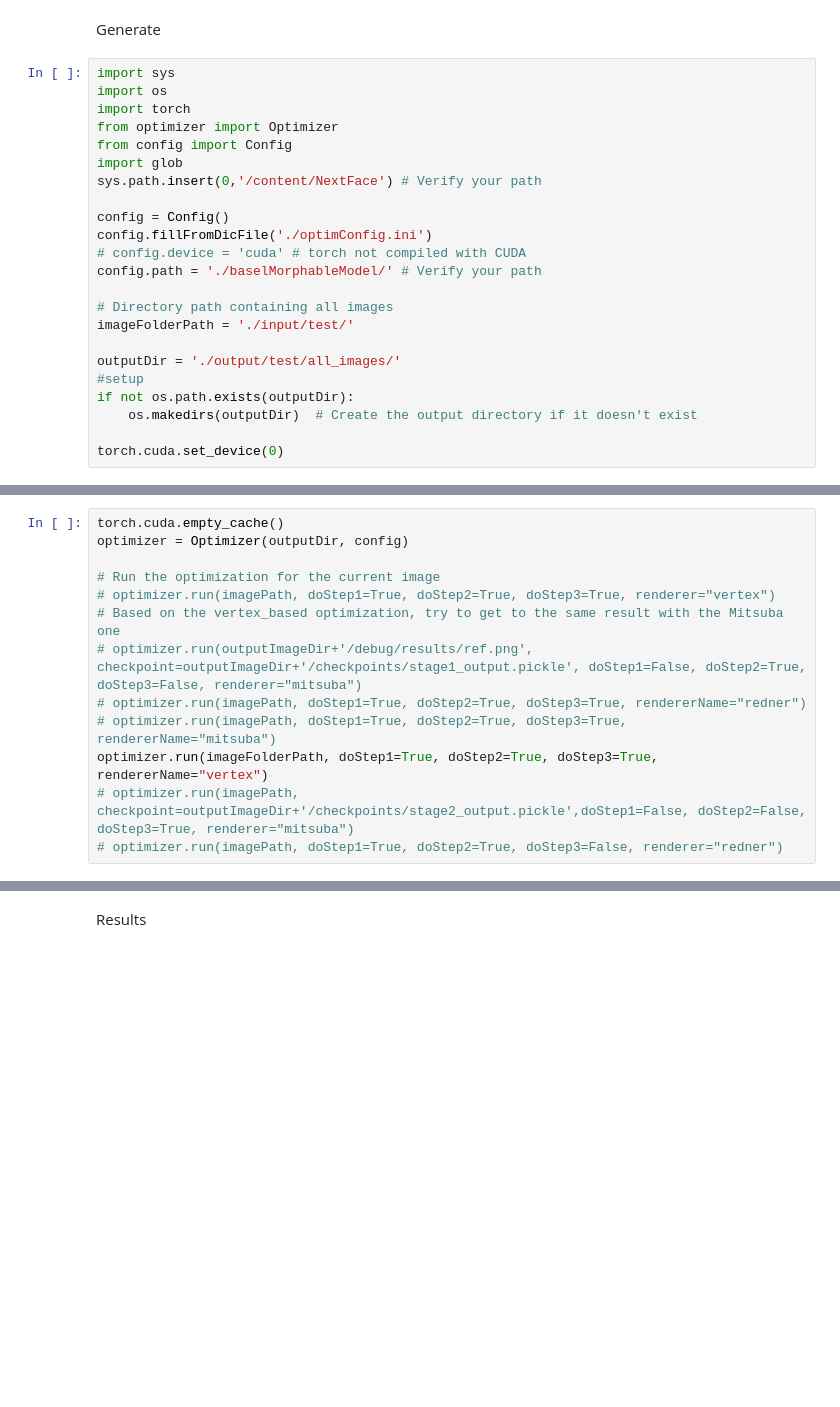
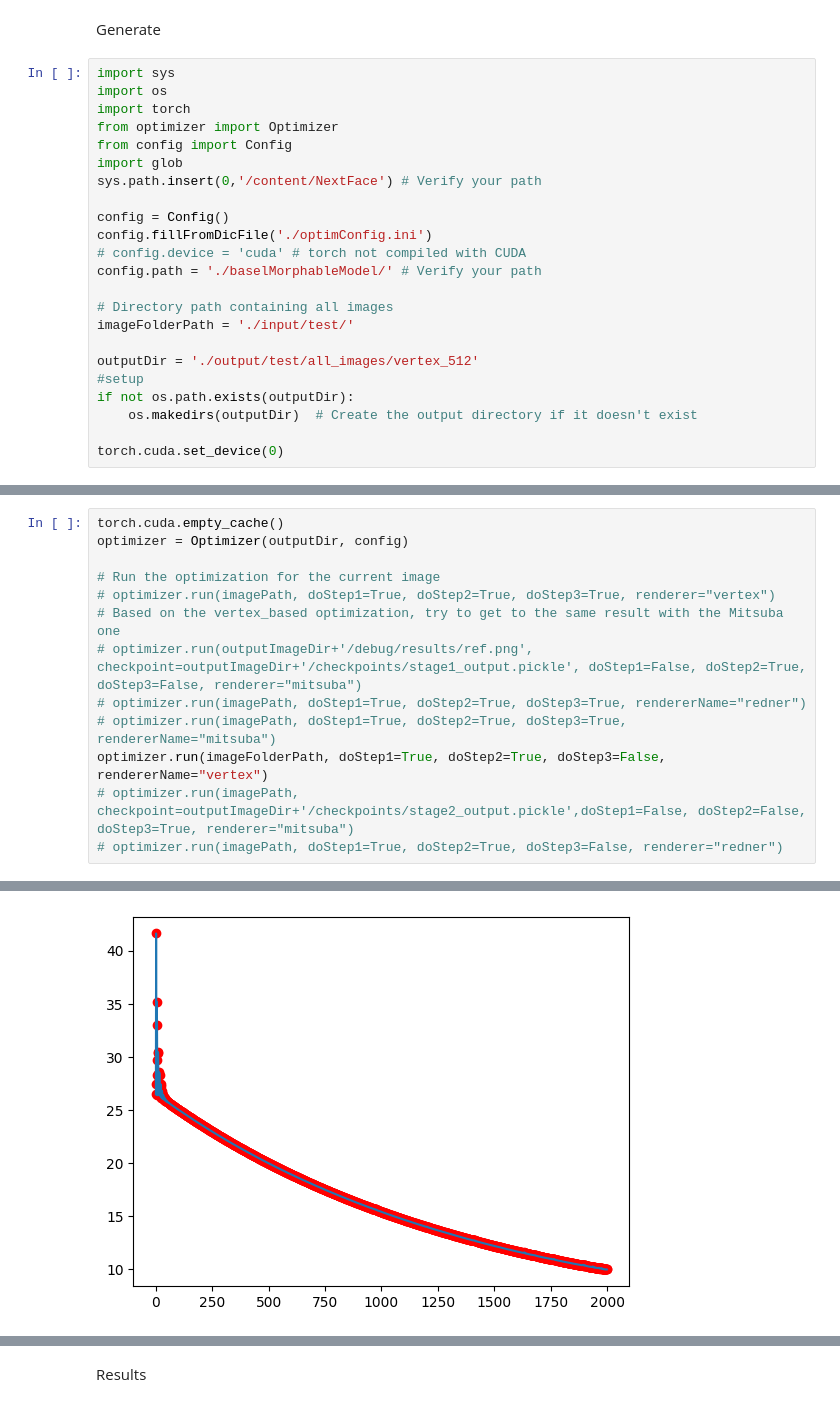
Before and after one commit to valador/NextFace, a Jupyter notebook: daniel_results.ipynb, the cells around one changed output, grey strips where cells are left out. Cells and saved outputs as stored; diff of their text form; blank space fills up the shorter version.

Commit message:
fix vertex based debug methods

```diff
--- a/daniel_results.ipynb
+++ b/daniel_results.ipynb
@@ -17,7 +17,7 @@ config.path = './baselMorphableModel/' # Verify your path
 # Directory path containing all images
 imageFolderPath = './input/test/'
 
-outputDir = './output/test/all_images/'
+outputDir = './output/test/all_images/vertex_512'
 #setup
 if not os.path.exists(outputDir):
     os.makedirs(outputDir)  # Create the output directory if it doesn't exist
@@ -33,6 +35,7 @@ optimizer = Optimizer(outputDir, config)
 # optimizer.run(outputImageDir+'/debug/results/ref.png', checkpoint=outputImageDir+'/checkpoints/stage1_output.pickle', doStep1=False, doStep2=True, doStep3=False, renderer="mitsuba")
 # optimizer.run(imagePath, doStep1=True, doStep2=True, doStep3=True, rendererName="redner")
 # optimizer.run(imagePath, doStep1=True, doStep2=True, doStep3=True, rendererName="mitsuba")
-optimizer.run(imageFolderPath, doStep1=True, doStep2=True, doStep3=True, rendererName="vertex")
+optimizer.run(imageFolderPath, doStep1=True, doStep2=True, doStep3=False, rendererName="vertex")
 # optimizer.run(imagePath, checkpoint=outputImageDir+'/checkpoints/stage2_output.pickle',doStep1=False, doStep2=False, doStep3=True, renderer="mitsuba")
 # optimizer.run(imagePath, doStep1=True, doStep2=True, doStep3=False, renderer="redner")
+# %% [output]
@@ -38,0 +63 @@ optimizer.run(imageFolderPath, doStep1=True, doStep2=True, doStep3=True, rendere
+[figure, added]
```
Also changed, not shown: parts of 2 cells of this notebook, 1 other file.
